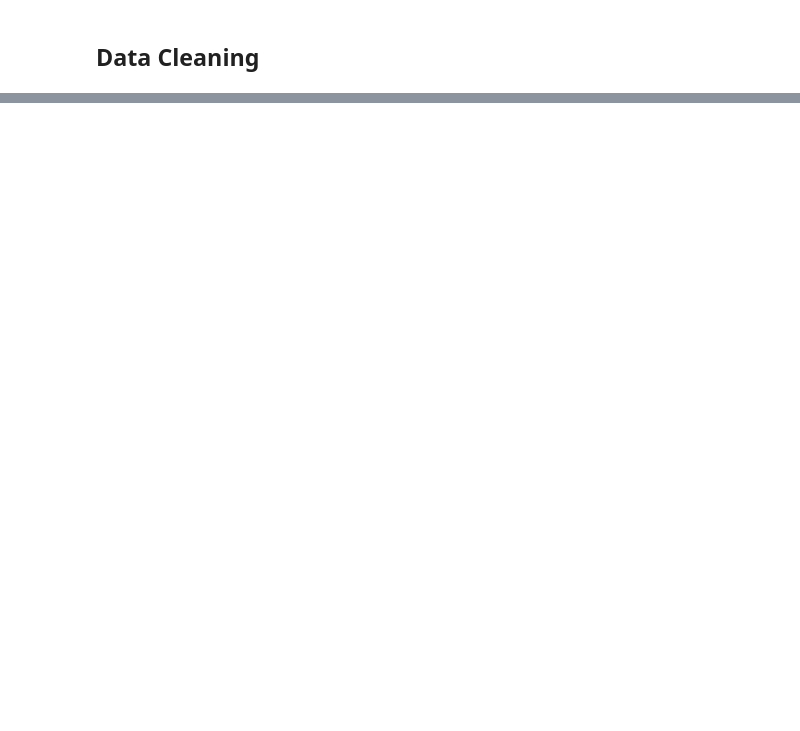
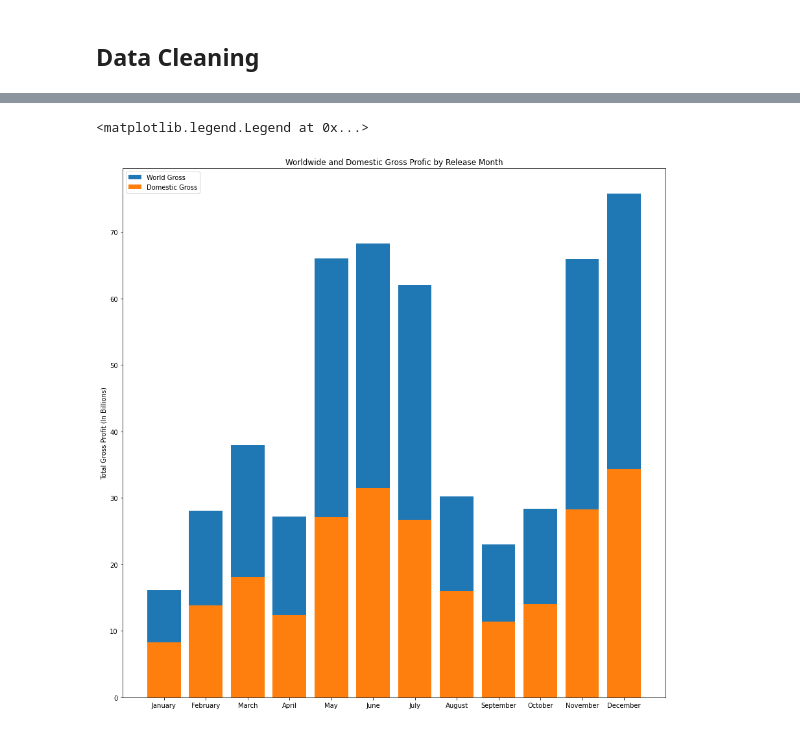
Before and after one commit to JCherryA050/phase_1_project, a Jupyter notebook: working_notebooks/project_notebook_ajc.ipynb, the cells around one changed output, grey strips where cells are left out. Drawn from its saved outputs; the diff is of its cells as text; code cells hidden in the pictures; blank space fills up the shorter version.

```diff
--- a/working_notebooks/project_notebook_ajc.ipynb
+++ b/working_notebooks/project_notebook_ajc.ipynb
@@ -274,0 +291,6 @@ the_numbers_clean[]
+# %%
+tn_df['year'] = tn_df['release_date'].dt.year
+# %%
+tn_df['month'] = tn_df['release_date'].dt.month
+# %%
+tn_df['day'] = tn_df['release_date'].dt.dayofweek
@@ -274,0 +301,13 @@ the_numbers_clean[]
+# %%
+month_map = {1:'January',2:'February',3:'March',4:'April',5:'May',6:'June',7:'July',8:'August',9:'September',10:'October',11:'November',12:'December' }
+day_map = {0 : 'Monday',1:'Tuesday',2:'Wednesday',3:'Thursday',4:'Friday',5:'Saturday',6:'Sunday'}
+# %%
+fig,ax = plt.subplots(figsize = (15,15))
+ax.bar(month_map.values(),tn_df.groupby('month').sum()['worldwide_gross'].values/1000000000)
+ax.bar(month_map.values(),tn_df.groupby('month').sum()['domestic_gross'].values/1000000000)
+ax.set_title('Worldwide and Domestic Gross Profic by Release Month')
+ax.set_ylabel('Total Gross Profit (In Billions)')
+ax.legend(['World Gross','Domestic Gross'],loc='upper left')
+# %% [output]
+<matplotlib.legend.Legend at 0x...>
+[figure, added]
```
Also changed, not shown: parts of 76 cells of this notebook.
